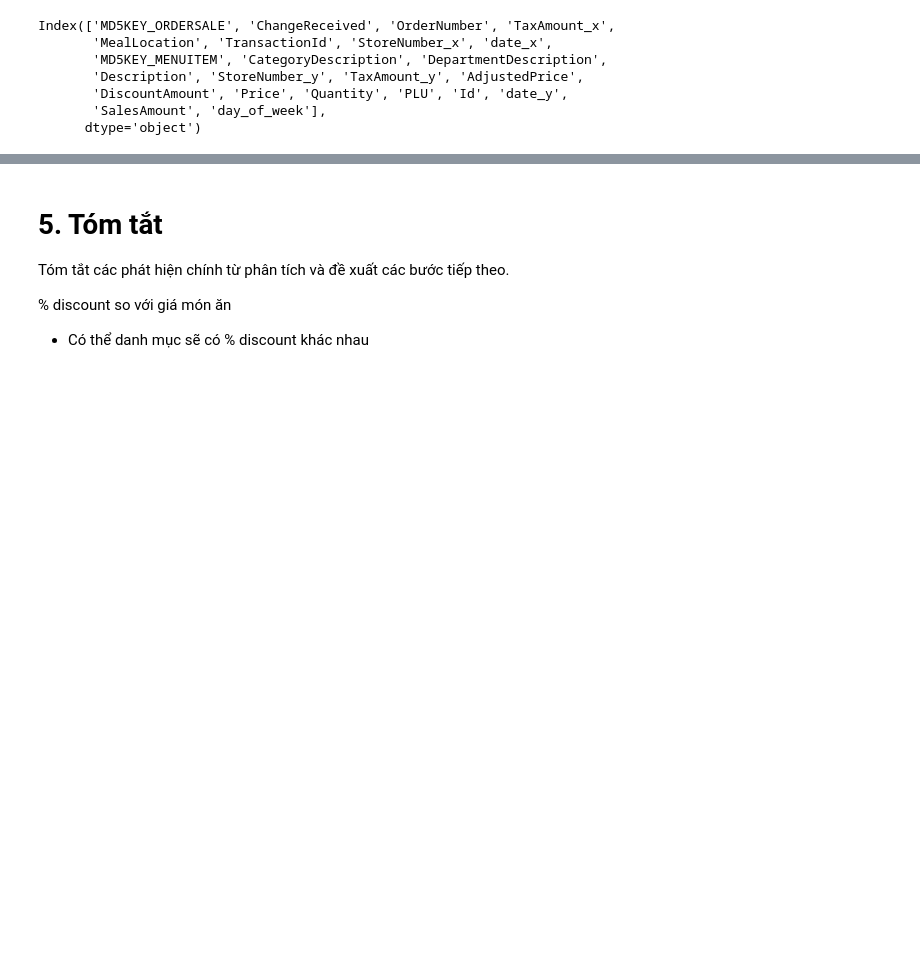
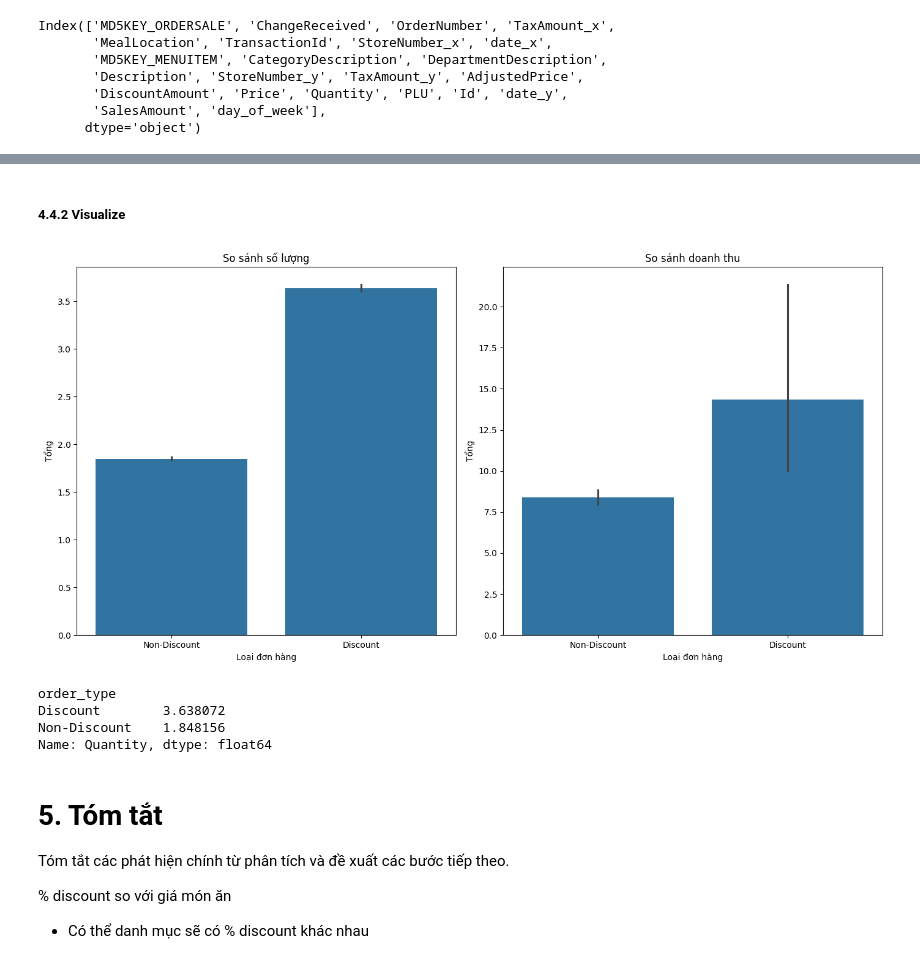
Before and after one commit to isharedigital/finalproject_data-science, a Jupyter notebook: notebooks/final/analysis/01_revenue_analysis.ipynb, the cells around one changed output, grey strips where cells are left out. Drawn from its saved outputs; the diff is of its cells as text; code cells hidden in the pictures; blank space fills up the shorter version.

```diff
--- a/notebooks/final/analysis/01_revenue_analysis.ipynb
+++ b/notebooks/final/analysis/01_revenue_analysis.ipynb
@@ -1192,0 +1148,5 @@ order.head()
+# %%
+non_discount_order_groupby = non_discount_order.groupby(['MD5KEY_ORDERSALE', 'StoreNumber_x', 'MealLocation']).agg(
+  Quantity=('Quantity', 'sum'),
+  SalesAmount=('SalesAmount', 'sum'),
+).reset_index()
@@ -1192,0 +1181,9 @@ order.head()
+# %%
+# Thêm cột order_type
+non_discount_order_groupby['order_type'] = 'Non-Discount'
+merged_discount_order_groupby['order_type'] = 'Discount'
+
+non_discount_order_groupby_df = non_discount_order_groupby[['StoreNumber_x', 'Quantity', 'SalesAmount', 'MealLocation', 'order_type']]
+merged_discount_order_groupby_df = merged_discount_order_groupby[['StoreNumber_x', 'Quantity', 'SalesAmount', 'MealLocation', 'order_type']]
+# Gộp 2 bảng
+combined_df = pd.concat([non_discount_order_groupby_df, merged_discount_order_groupby_df])
@@ -1193,3 +1201,32 @@ order.head()
+# %% [markdown]
+##### 4.4.2 Visualize
+# %%
+plt.figure(figsize=(14, 7))
+
+plt.subplot(1, 2, 1)
+sns.barplot(data=combined_df, x='order_type', y='Quantity')
+plt.title('So sánh số lượng')
+plt.xlabel('Loại đơn hàng')
+plt.ylabel('Tổng')
+
+# Vẽ biểu đồ so sánh doanh thu
+plt.subplot(1, 2, 2)
+sns.barplot(data=combined_df, x='order_type', y='SalesAmount')
+plt.title('So sánh doanh thu')
+plt.xlabel('Loại đơn hàng')
+plt.ylabel('Tổng')
+
+plt.tight_layout()
+plt.show()
+# %% [output]
+[figure, added]
+# %%
+combined_df.groupby('order_type')['Quantity'].mean()
+# %% [output]
+order_type
+Discount        3.638072
+Non-Discount    1.848156
+Name: Quantity, dtype: float64
 # %% [markdown]
 # 5. Tóm tắt
 Tóm tắt các phát hiện chính từ phân tích và đề xuất các bước tiếp theo.
```
Also changed, not shown: parts of 13 cells of this notebook.
